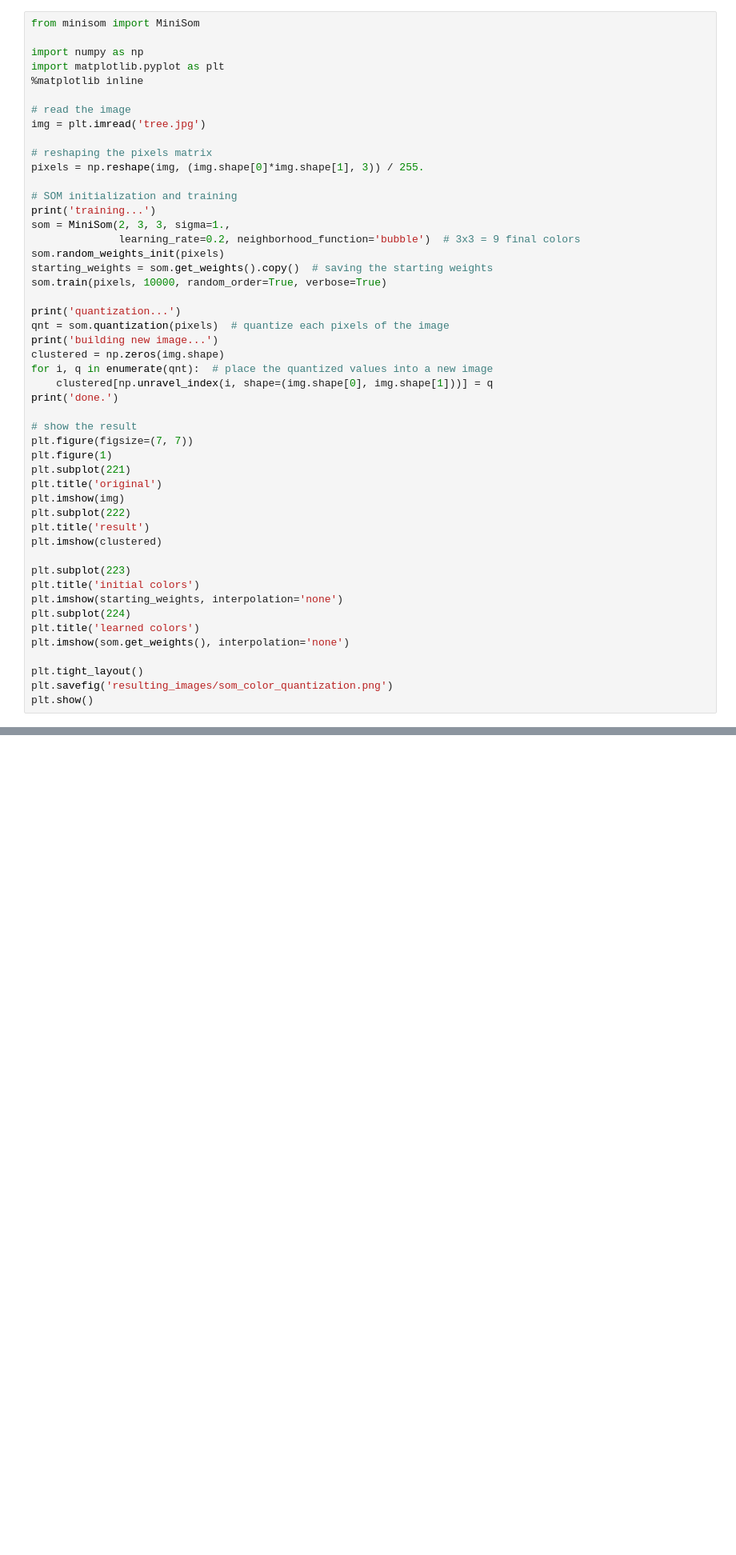
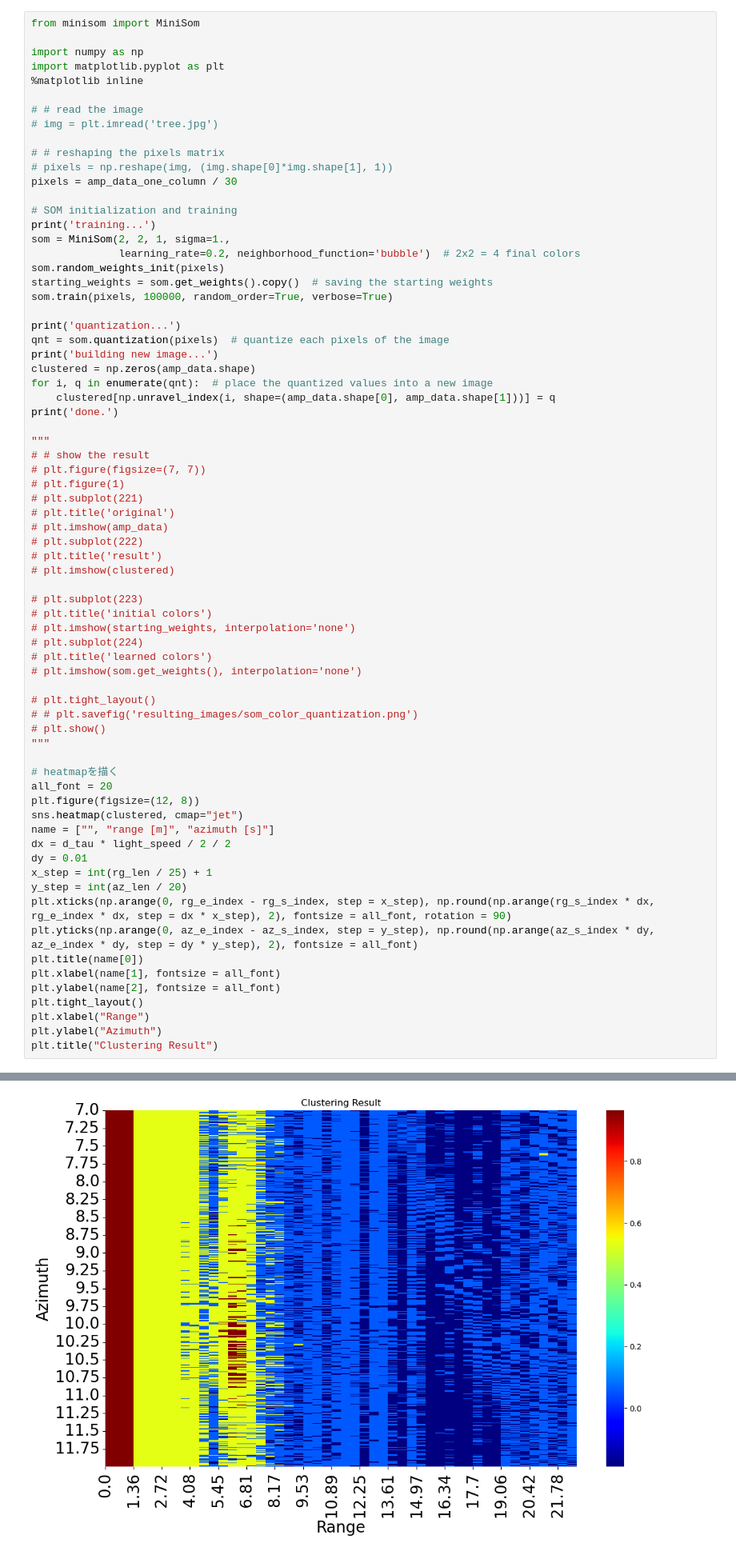
Before and after one commit to 944750720/CSOM, a Jupyter notebook: minisom聚类分块.ipynb, the cells around one changed output, grey strips where cells are left out. Shown at 80% size. Saved outputs shown, nothing was run; the diff lists cells and outputs as text; blank space fills up the shorter version.

```diff
--- a/minisom聚类分块.ipynb
+++ b/minisom聚类分块.ipynb
@@ -48,45 +52,68 @@ import numpy as np
 import matplotlib.pyplot as plt
 %matplotlib inline
 
-# read the image
-img = plt.imread('tree.jpg')
+# # read the image
+# img = plt.imread('tree.jpg')
 
-# reshaping the pixels matrix
-pixels = np.reshape(img, (img.shape[0]*img.shape[1], 3)) / 255.
+# # reshaping the pixels matrix
+# pixels = np.reshape(img, (img.shape[0]*img.shape[1], 1))
+pixels = amp_data_one_column / 30
 
 # SOM initialization and training
 print('training...')
-som = MiniSom(2, 3, 3, sigma=1.,
-              learning_rate=0.2, neighborhood_function='bubble')  # 3x3 = 9 final colors
+som = MiniSom(2, 2, 1, sigma=1.,
+              learning_rate=0.2, neighborhood_function='bubble')  # 2x2 = 4 final colors
 som.random_weights_init(pixels)
 starting_weights = som.get_weights().copy()  # saving the starting weights
-som.train(pixels, 10000, random_order=True, verbose=True)
+som.train(pixels, 100000, random_order=True, verbose=True)
 
 print('quantization...')
 qnt = som.quantization(pixels)  # quantize each pixels of the image
 print('building new image...')
-clustered = np.zeros(img.shape)
+clustered = np.zeros(amp_data.shape)
 for i, q in enumerate(qnt):  # place the quantized values into a new image
-    clustered[np.unravel_index(i, shape=(img.shape[0], img.shape[1]))] = q
+    clustered[np.unravel_index(i, shape=(amp_data.shape[0], amp_data.shape[1]))] = q
 print('done.')
 
-# show the result
-plt.figure(figsize=(7, 7))
-plt.figure(1)
-plt.subplot(221)
-plt.title('original')
-plt.imshow(img)
-plt.subplot(222)
-plt.title('result')
-plt.imshow(clustered)
+"""
+# # show the result
+# plt.figure(figsize=(7, 7))
+# plt.figure(1)
+# plt.subplot(221)
+# plt.title('original')
+# plt.imshow(amp_data)
+# plt.subplot(222)
+# plt.title('result')
+# plt.imshow(clustered)
 
-plt.subplot(223)
-plt.title('initial colors')
-plt.imshow(starting_weights, interpolation='none')
-plt.subplot(224)
-plt.title('learned colors')
-plt.imshow(som.get_weights(), interpolation='none')
+# plt.subplot(223)
+# plt.title('initial colors')
+# plt.imshow(starting_weights, interpolation='none')
+# plt.subplot(224)
+# plt.title('learned colors')
+# plt.imshow(som.get_weights(), interpolation='none')
 
+# plt.tight_layout()
+# # plt.savefig('resulting_images/som_color_quantization.png')
+# plt.show()
+"""
+
+# heatmapを描く
+all_font = 20
+plt.figure(figsize=(12, 8))
+sns.heatmap(clustered, cmap="jet")
+name = ["", "range [m]", "azimuth [s]"]
+dx = d_tau * light_speed / 2 / 2
+dy = 0.01
+x_step = int(rg_len / 25) + 1
+y_step = int(az_len / 20)
+plt.xticks(np.arange(0, rg_e_index - rg_s_index, step = x_step), np.round(np.arange(rg_s_index * dx, rg_e_index * dx, step = dx * x_step), 2), fontsize = all_font, rotation = 90)
+plt.yticks(np.arange(0, az_e_index - az_s_index, step = y_step), np.round(np.arange(az_s_index * dy, az_e_index * dy, step = dy * y_step), 2), fontsize = all_font)
+plt.title(name[0])
+plt.xlabel(name[1], fontsize = all_font)
+plt.ylabel(name[2], fontsize = all_font)
 plt.tight_layout()
-plt.savefig('resulting_images/som_color_quantization.png')
-plt.show()
+plt.xlabel("Range")
+plt.ylabel("Azimuth")
+plt.title("Clustering Result")
+# %% [output]
@@ -92,0 +127 @@ plt.show()
+[figure, added]
```
Also changed, not shown: parts of 2 cells of this notebook, 1 other file.
